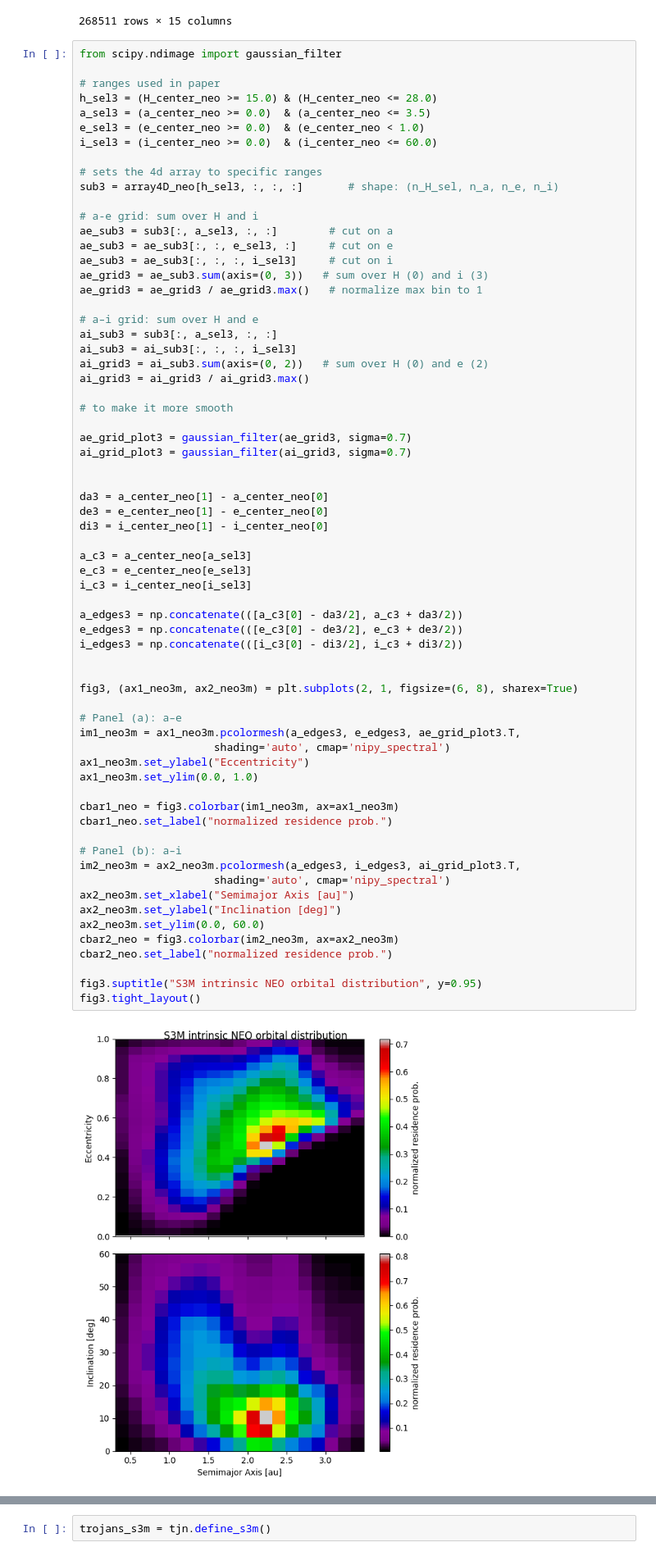
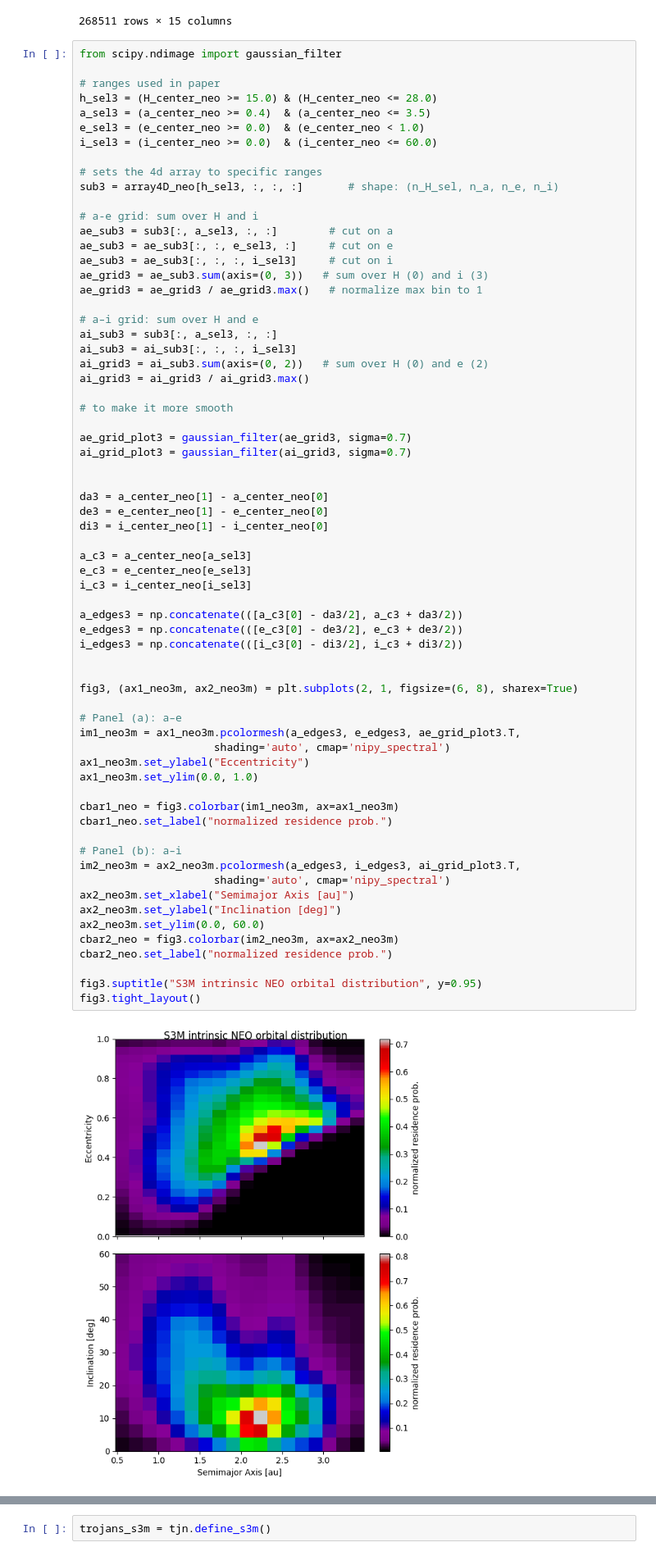
Before and after one commit to devanshi-s04/neomod, a Jupyter notebook: orbdistribution_plots.ipynb, the cells around one changed output, grey strips where cells are left out. Shown at 82% size. Cells and saved outputs as stored; diff of their text form.

```diff
--- a/orbdistribution_plots.ipynb
+++ b/orbdistribution_plots.ipynb
@@ -305,7 +321,7 @@ from scipy.ndimage import gaussian_filter
 
 # ranges used in paper
 h_sel3 = (H_center_neo >= 15.0) & (H_center_neo <= 28.0)
-a_sel3 = (a_center_neo >= 0.0)  & (a_center_neo <= 3.5)
+a_sel3 = (a_center_neo >= 0.4)  & (a_center_neo <= 3.5)
 e_sel3 = (e_center_neo >= 0.0)  & (e_center_neo < 1.0)
 i_sel3 = (i_center_neo >= 0.0)  & (i_center_neo <= 60.0)
 
@@ -340,34 +356,34 @@ e_c3 = e_center_neo[e_sel3]
 i_c3 = i_center_neo[i_sel3]
 
 a_edges3 = np.concatenate(([a_c3[0] - da3/2], a_c3 + da3/2))
 e_edges3 = np.concatenate(([e_c3[0] - de3/2], e_c3 + de3/2))
 i_edges3 = np.concatenate(([i_c3[0] - di3/2], i_c3 + di3/2))
 
 
 fig3, (ax1_neo3m, ax2_neo3m) = plt.subplots(2, 1, figsize=(6, 8), sharex=True)
 
 # Panel (a): a–e
 im1_neo3m = ax1_neo3m.pcolormesh(a_edges3, e_edges3, ae_grid_plot3.T,
                      shading='auto', cmap='nipy_spectral')
 ax1_neo3m.set_ylabel("Eccentricity")
 ax1_neo3m.set_ylim(0.0, 1.0)
 
 cbar1_neo = fig3.colorbar(im1_neo3m, ax=ax1_neo3m)
 cbar1_neo.set_label("normalized residence prob.")
 
 # Panel (b): a–i
 im2_neo3m = ax2_neo3m.pcolormesh(a_edges3, i_edges3, ai_grid_plot3.T,
                      shading='auto', cmap='nipy_spectral')
 ax2_neo3m.set_xlabel("Semimajor Axis [au]")
 ax2_neo3m.set_ylabel("Inclination [deg]")
 ax2_neo3m.set_ylim(0.0, 60.0)
 cbar2_neo = fig3.colorbar(im2_neo3m, ax=ax2_neo3m)
 cbar2_neo.set_label("normalized residence prob.")
 
 fig3.suptitle("S3M intrinsic NEO orbital distribution", y=0.95)
 fig3.tight_layout()
 # %% [output]
-[figure, old version]
+[figure, new version]
 # %%
 print("H bins selected:", h_sel3.sum())
 print("a bins selected:", a_sel3.sum())
```
Also changed, not shown: parts of 3 cells of this notebook, 1 other file.
